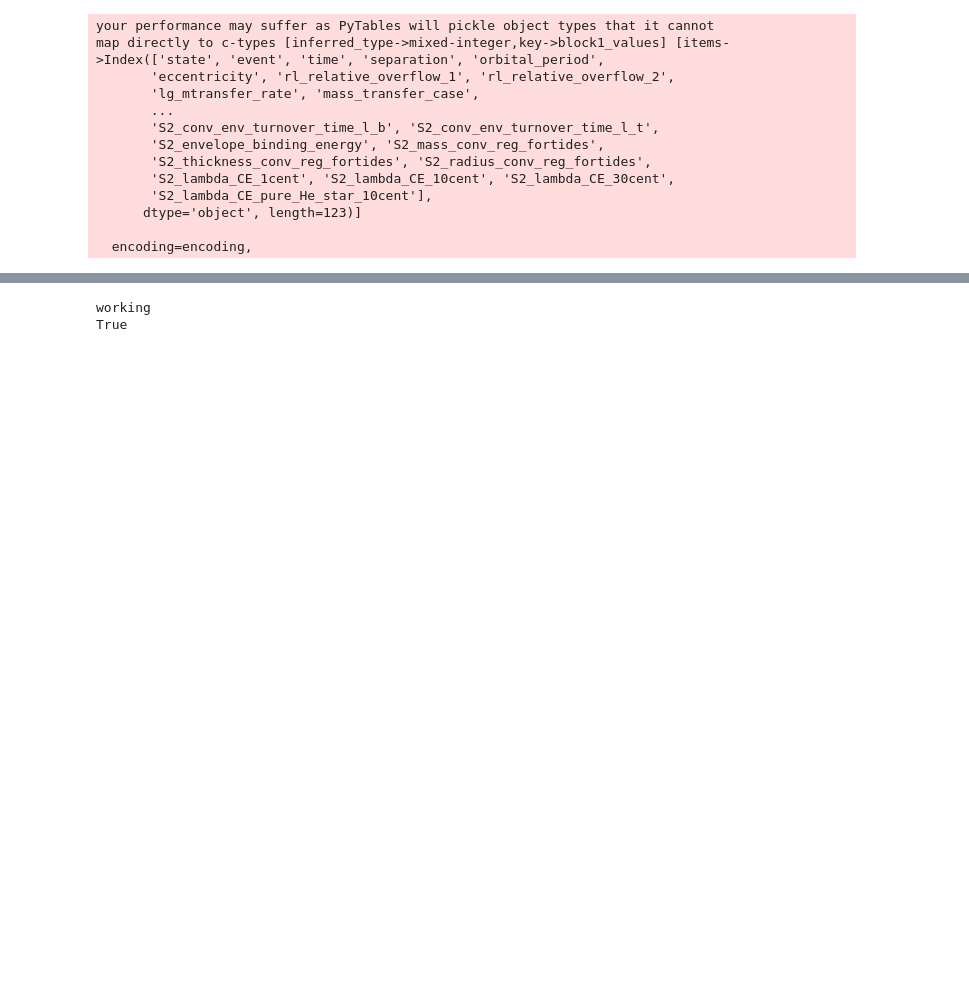
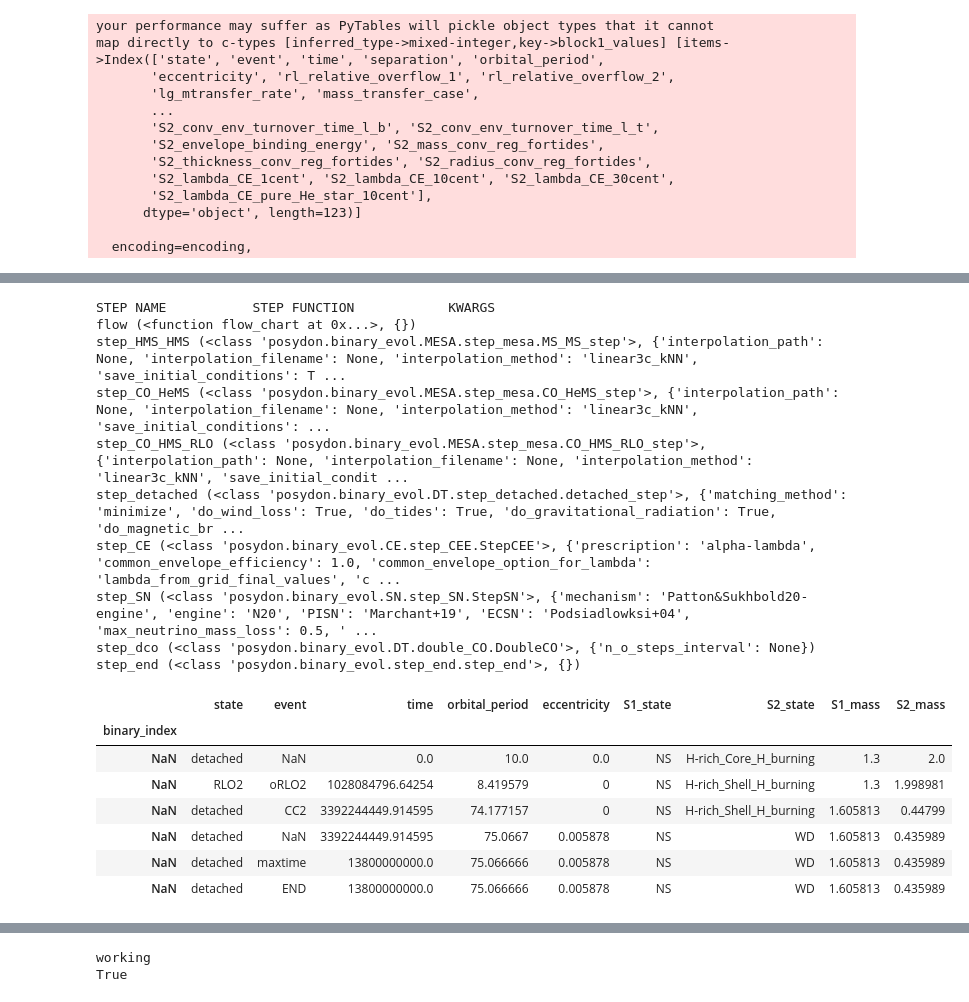
Before and after one commit to claireshiye/MyPythonCode, a Jupyter notebook: posydon_evolve_single_binary.ipynb, the cells around one changed output, grey strips where cells are left out. Drawn from its saved outputs; the diff is of its cells as text; code cells hidden in the pictures; blank space fills up the shorter version.

```diff
--- a/posydon_evolve_single_binary.ipynb
+++ b/posydon_evolve_single_binary.ipynb
@@ -377,0 +423,49 @@ map directly to c-types [inferred_type->mixed-integer,key->block1_values] [items
+# %%
+from posydon.binary_evol.singlestar import SingleStar
+from posydon.binary_evol.binarystar import BinaryStar
+sim_prop.load_steps(verbose=True)
+
+porb = 10.  ##in days
+m0 = 1.3
+m1 = 2.
+sep = uc.period_to_au(porb, m0, m1)*215.032
+
+binary = BinaryStar(star_1 = SingleStar(**{'mass' : m0,
+                                           'state' : 'NS',
+                                           'natal_kick_array' : [0, 0., 0., 0.]}),
+                    star_2 = SingleStar(**{'mass' : m1,
+                                           'state' : 'H-rich_Core_H_burning',
+                                           'natal_kick_array' : [0., 0., 0., 0.]}),
+                    **{'time' : 0.,
+                       'state' : 'detached',
+                        'event' : None,
+                       'orbital_period' : porb,
+                       'separation': sep,
+                       'eccentricity' : 0.},
+                    properties = sim_prop,
+                    )
+binary.evolve()
+cols = ['state', 'event','time','orbital_period', 'eccentricity', 'S1_state', 'S2_state', 'S1_mass', 'S2_mass']
+binary.to_df()[cols]
+#bin_df = binary.to_df()#[cols]
+#print(bin_df['state'], bin_df.iloc[:,0])
+#bin_df.to_hdf(savepath+'NSMS_m11.3_m22._porb10_ecc0.h5', key = 'history', mode='w')
+# %% [output]
+STEP NAME           STEP FUNCTION            KWARGS
+flow (<function flow_chart at 0x...>, {})
+step_HMS_HMS (<class 'posydon.binary_evol.MESA.step_mesa.MS_MS_step'>, {'interpolation_path': None, 'interpolation_filename': None, 'interpolation_method': 'linear3c_kNN', 'save_initial_conditions': T ...
+step_CO_HeMS (<class 'posydon.binary_evol.MESA.step_mesa.CO_HeMS_step'>, {'interpolation_path': None, 'interpolation_filename': None, 'interpolation_method': 'linear3c_kNN', 'save_initial_conditions': ...
+step_CO_HMS_RLO (<class 'posydon.binary_evol.MESA.step_mesa.CO_HMS_RLO_step'>, {'interpolation_path': None, 'interpolation_filename': None, 'interpolation_method': 'linear3c_kNN', 'save_initial_condit ...
+step_detached (<class 'posydon.binary_evol.DT.step_detached.detached_step'>, {'matching_method': 'minimize', 'do_wind_loss': True, 'do_tides': True, 'do_gravitational_radiation': True, 'do_magnetic_br ...
+step_CE (<class 'posydon.binary_evol.CE.step_CEE.StepCEE'>, {'prescription': 'alpha-lambda', 'common_envelope_efficiency': 1.0, 'common_envelope_option_for_lambda': 'lambda_from_grid_final_values', 'c ...
+step_SN (<class 'posydon.binary_evol.SN.step_SN.StepSN'>, {'mechanism': 'Patton&Sukhbold20-engine', 'engine': 'N20', 'PISN': 'Marchant+19', 'ECSN': 'Podsiadlowksi+04', 'max_neutrino_mass_loss': 0.5, ' ...
+step_dco (<class 'posydon.binary_evol.DT.double_CO.DoubleCO'>, {'n_o_steps_interval': None})
+step_end (<class 'posydon.binary_evol.step_end.step_end'>, {})
+|  | state | event | time | orbital_period | eccentricity | S1_state | S2_state | S1_mass | S2_mass |
+| binary_index |  |  |  |  |  |  |  |  |  |
+| NaN | detached | NaN | 0.0 | 10.0 | 0.0 | NS | H-rich_Core_H_burning | 1.3 | 2.0 |
+| NaN | RLO2 | oRLO2 | 1028084796.64254 | 8.419579 | 0 | NS | H-rich_Shell_H_burning | 1.3 | 1.998981 |
+| NaN | detached | CC2 | 3392244449.914595 | 74.177157 | 0 | NS | H-rich_Shell_H_burning | 1.605813 | 0.44799 |
+| NaN | detached | NaN | 3392244449.914595 | 75.0667 | 0.005878 | NS | WD | 1.605813 | 0.435989 |
+| NaN | detached | maxtime | 13800000000.0 | 75.066666 | 0.005878 | NS | WD | 1.605813 | 0.435989 |
+| NaN | detached | END | 13800000000.0 | 75.066666 | 0.005878 | NS | WD | 1.605813 | 0.435989 |
```
Also changed, not shown: parts of 14 cells of this notebook, 8 other files.
